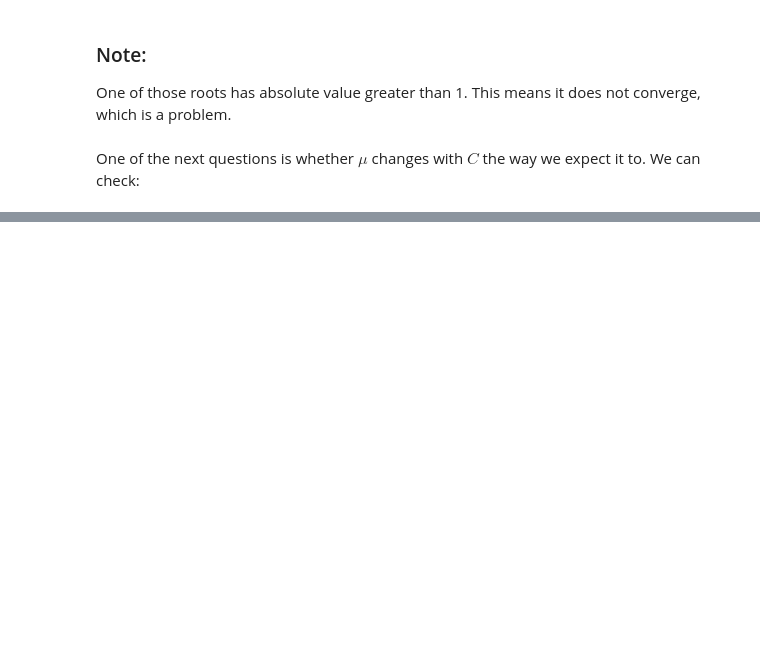
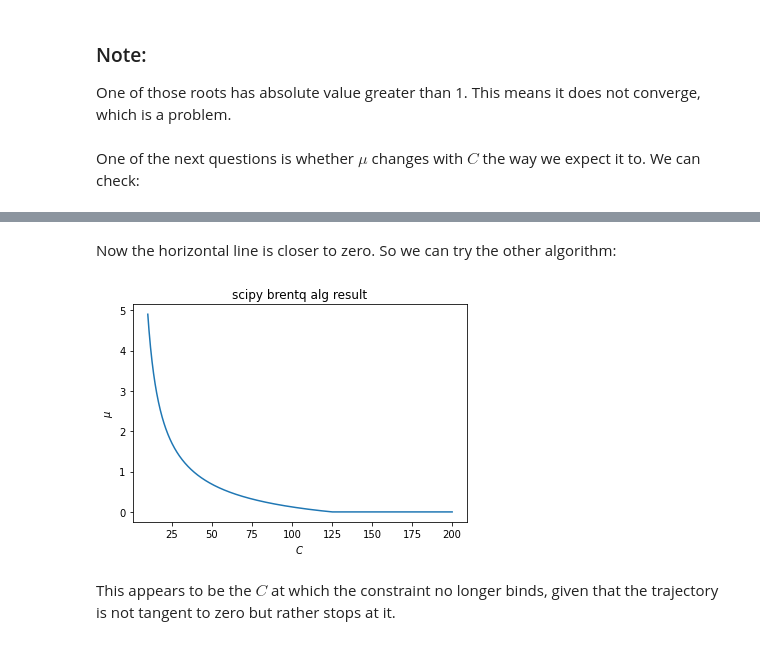
Before and after one commit to weiliubc/strategic_influencer_of_naive_agents, a Jupyter notebook: infinite_message_model/infinite_message_model.ipynb, the cells around one changed output, grey strips where cells are left out. Drawn from its saved outputs; the diff is of its cells as text; code cells hidden in the pictures; blank space fills up the shorter version.

```diff
--- a/infinite_message_model/infinite_message_model.ipynb
+++ b/infinite_message_model/infinite_message_model.ipynb
@@ -289,0 +277,14 @@ plt.show()
+# %% [markdown]
+Now the horizontal line is closer to zero. So we can try the other algorithm:
+# %%
+results = []
+for C_ in np.linspace(10, 200, 1000):
+    results.append(scipy.optimize.brentq(lambda mu: objective_function(mu, A, C_, x_0, delta, suppress_print = True), 0, 5000))
+
+plt.plot(np.linspace(10, 200, 1000), results)
+plt.xlabel("$C$")
+plt.ylabel("$\mu$")
+plt.title("scipy brentq alg result")
+plt.show()
+# %% [output]
+[figure, added]
@@ -289,0 +301,2 @@ plt.show()
+# %% [markdown]
+This appears to be the $C$ at which the constraint no longer binds, given that the trajectory is not tangent to zero but rather stops at it.
```
Also changed, not shown: parts of 32 cells of this notebook.
